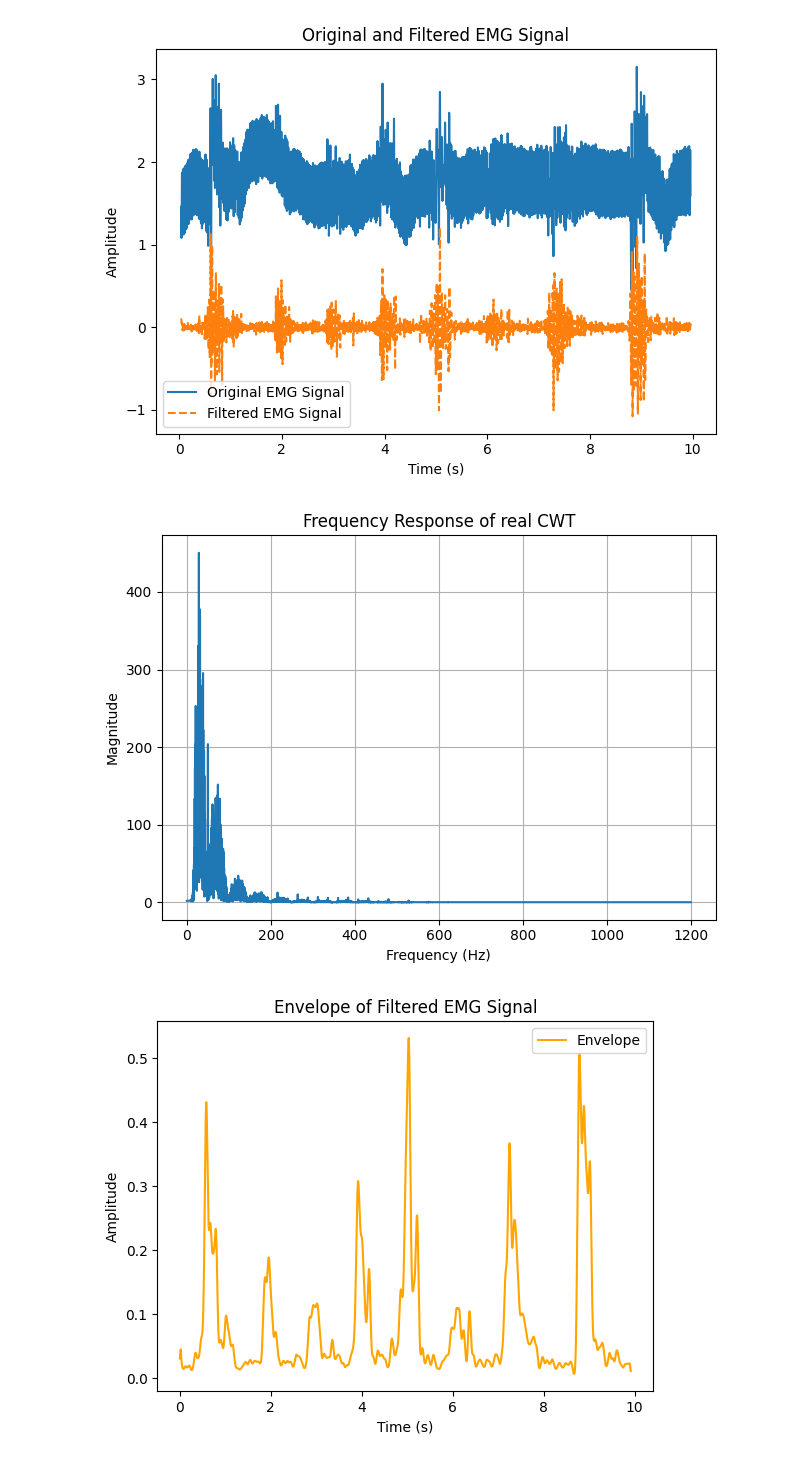
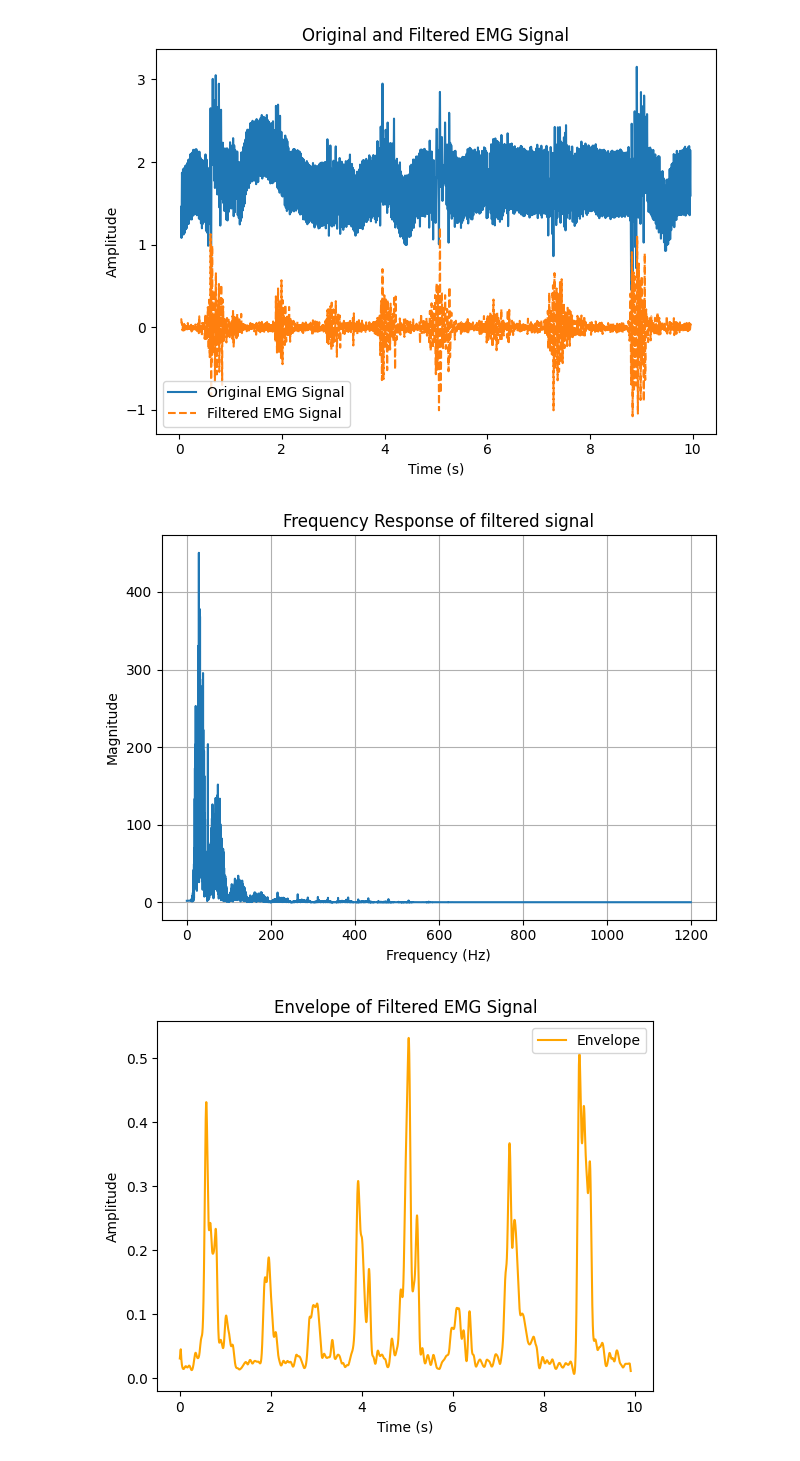
Before and after one commit to OlaffoJaszczur/CWT_magisterka, a Jupyter notebook: show_full_movement_range_zginacze.ipynb, the cells around one changed output. Drawn from its saved outputs; the diff is of its cells as text; code cells hidden in the pictures.

```diff
--- a/show_full_movement_range_zginacze.ipynb
+++ b/show_full_movement_range_zginacze.ipynb
@@ -117,24 +117,24 @@ signal = filtered_signal
 # %%
 filtered_signal = filtered_signal[100:]  # Drop first 100 samples after filtering
 t = np.arange(len(filtered_signal)) / fs  # Recompute time axis after filtering
 
 # fft of the real cwt
 n = len(filtered_signal)
 fft_signal = np.fft.fft(filtered_signal)
 fft_freq = np.fft.fftfreq(n, d=1/fs)
 
 # Plot the frequency response
 fig, ax = plt.subplots()
 ax.plot(fft_freq[:n//2], np.abs(fft_signal)[:n//2])
-ax.set_title("Frequency Response of real CWT")
+ax.set_title("Frequency Response of filtered signal")
 ax.set_xlabel("Frequency (Hz)")
 ax.set_ylabel("Magnitude")
 ax.grid()
 
 plt.tight_layout()
 plt.show()
 # %% [output]
-[figure, old version]
+[figure, new version]
 # %%
 def linear_envelope(signal, fs, lowpass_cutoff=10.0, window_size=101):
     # Rectify
```
Also changed, not shown: parts of 10 cells of this notebook, 23 other files.
